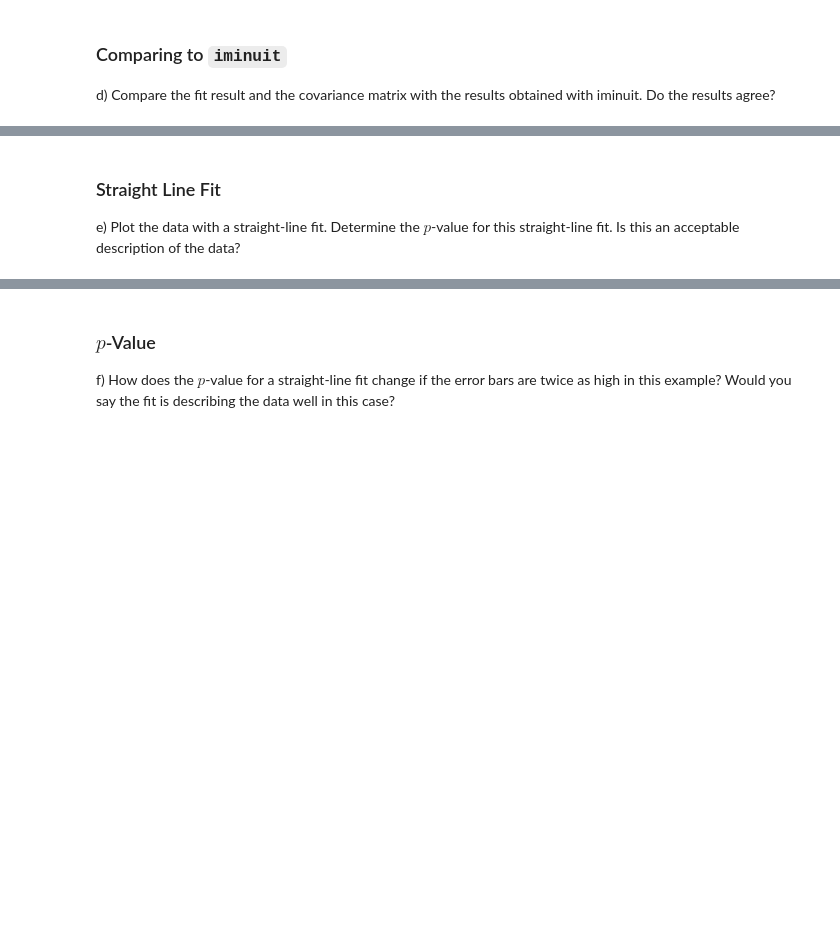
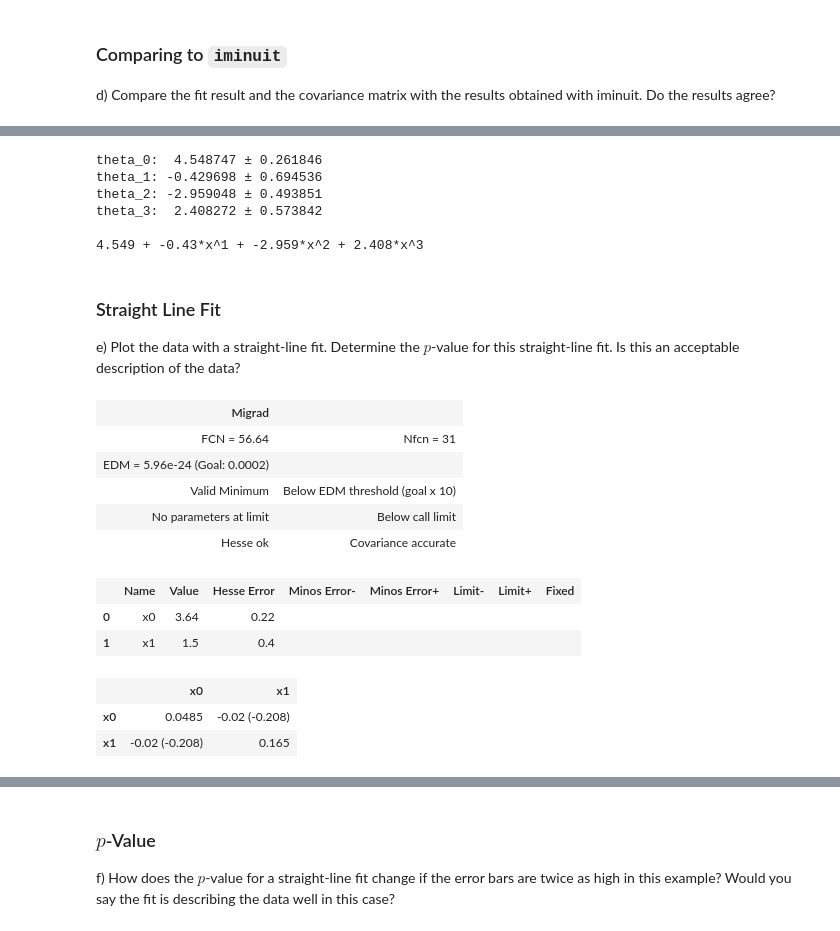
Before and after one commit to Just-Neptun/FP, a Jupyter notebook: S01 Statistik/tasks/S01_least_squares_01.ipynb, the cells around one changed output, grey strips where cells are left out. Drawn from its saved outputs; the diff is of its cells as text; code cells hidden in the pictures; blank space fills up the shorter version.

Commit message:
copy working to iminuit questions, add some comments, do linear fit, graphing linear not done yet

```diff
--- a/S01 Statistik/tasks/S01_least_squares_01.ipynb
+++ b/S01 Statistik/tasks/S01_least_squares_01.ipynb
@@ -251,3 +280,36 @@ d) Compare the fit result and the covariance matrix with the results obtained wi
+# %%
+params = list(m.values)
+params_error = list(m.errors)
+
+for i, [theta, theta_error] in enumerate(zip(params, params_error)):
+    print(f'theta_{i}: {minus_pad(round(theta, 6))} ± {round(theta_error, 6)}')
+
+print()
+print(Polynomial(params))
+# %% [output]
+theta_0:  4.548747 ± 0.261846
+theta_1: -0.429698 ± 0.694536
+theta_2: -2.959048 ± 0.493851
+theta_3:  2.408272 ± 0.573842
+
+4.549 + -0.43*x^1 + -2.959*x^2 + 2.408*x^3
 # %% [markdown]
 ### Straight Line Fit
 e) Plot the data with a straight-line fit. Determine the $p$-value for this straight-line fit. Is this an acceptable description of the data?
+# %%
+# redo Minuit minimisation of residuals function, but with only two parameters -> linear fit
+l = Minuit(chi_square_for_params, *[1, 1])
+l.migrad()
+# %% [output]
+| Migrad |  |
+| FCN = 56.64 | Nfcn = 31 |
+| EDM = 5.96e-24 (Goal: 0.0002) |  |
+| Valid Minimum | Below EDM threshold (goal x 10) |
+| No parameters at limit | Below call limit |
+| Hesse ok | Covariance accurate |
+|  | Name | Value | Hesse Error | Minos Error- | Minos Error+ | Limit- | Limit+ | Fixed |
+| 0 | x0 | 3.64 | 0.22 |  |  |  |  |  |
+| 1 | x1 | 1.5 | 0.4 |  |  |  |  |  |
+|  | x0 | x1 |
+| x0 | 0.0485 | -0.02 (-0.208) |
+| x1 | -0.02 (-0.208) | 0.165 |
```
Also changed, not shown: parts of 3 cells of this notebook.
